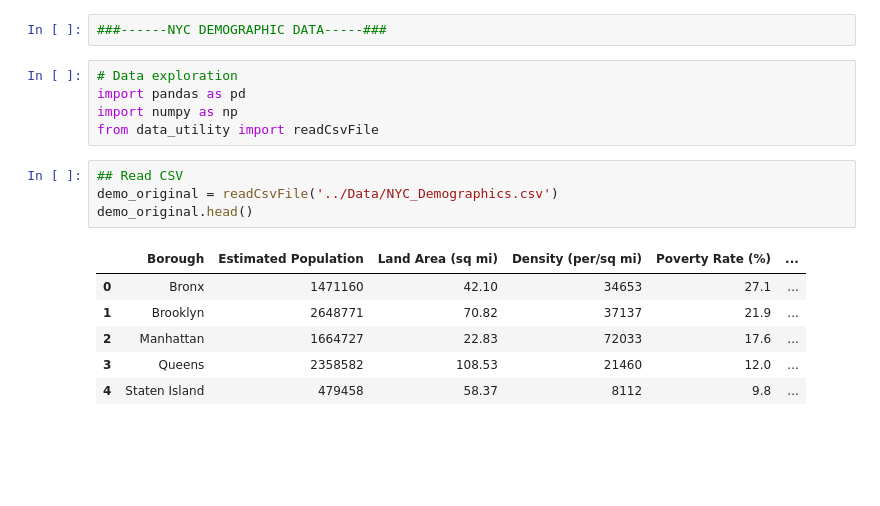
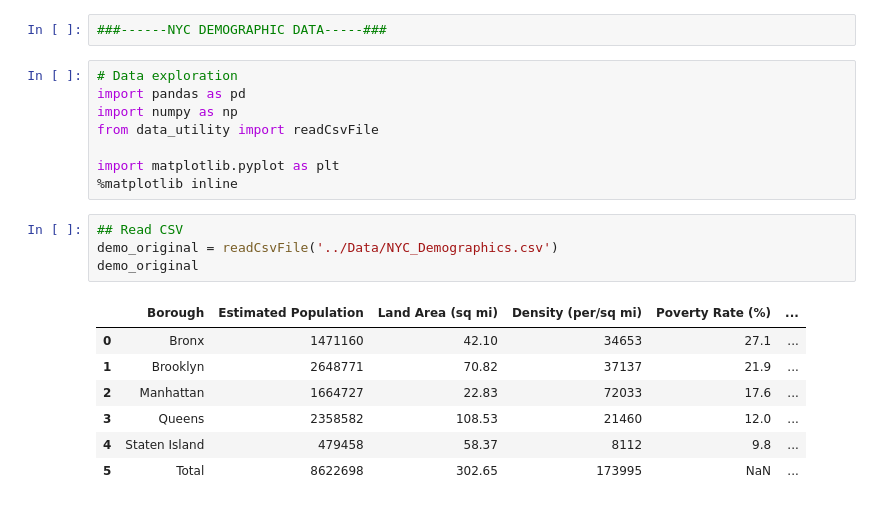
Before and after one commit to wilfy9249/Capstone-Fall-18, a Jupyter notebook: Python Notebook/NYC_GetDemographics.ipynb, the cells around one changed output. Cells and saved outputs as stored; diff of their text form; blank space fills up the shorter version.

```diff
--- a/Python Notebook/NYC_GetDemographics.ipynb
+++ b/Python Notebook/NYC_GetDemographics.ipynb
@@ -5,14 +5,18 @@
 import pandas as pd
 import numpy as np
 from data_utility import readCsvFile
+
+import matplotlib.pyplot as plt
+%matplotlib inline
 # %%
 ## Read CSV
 demo_original = readCsvFile('../Data/NYC_Demographics.csv')
-demo_original.head()
+demo_original
 # %% [output]
 |  | Borough | Estimated Population | Land Area (sq mi) | Density (per/sq mi) | Poverty Rate (%) | ... |
 | 0 | Bronx | 1471160 | 42.10 | 34653 | 27.1 | ... |
 | 1 | Brooklyn | 2648771 | 70.82 | 37137 | 21.9 | ... |
 | 2 | Manhattan | 1664727 | 22.83 | 72033 | 17.6 | ... |
 | 3 | Queens | 2358582 | 108.53 | 21460 | 12.0 | ... |
 | 4 | Staten Island | 479458 | 58.37 | 8112 | 9.8 | ... |
+| 5 | Total | 8622698 | 302.65 | 173995 | NaN | ... |
```
Also changed, not shown: parts of 13 cells of this notebook, 3 other files.
